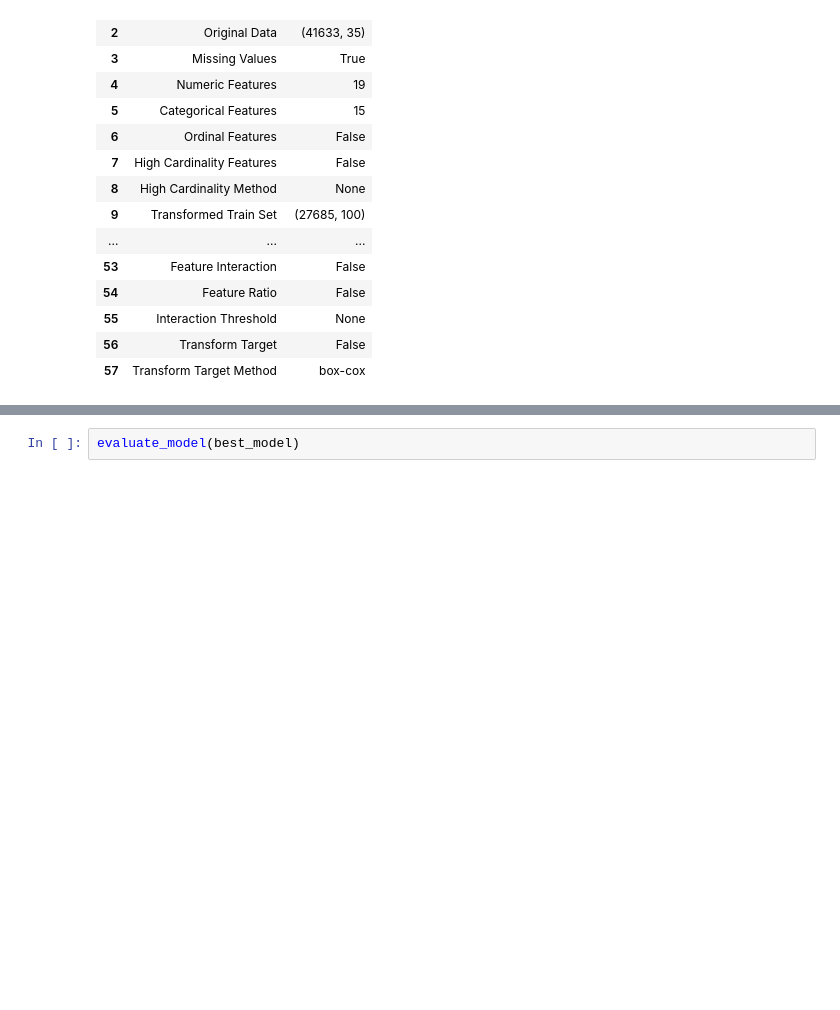
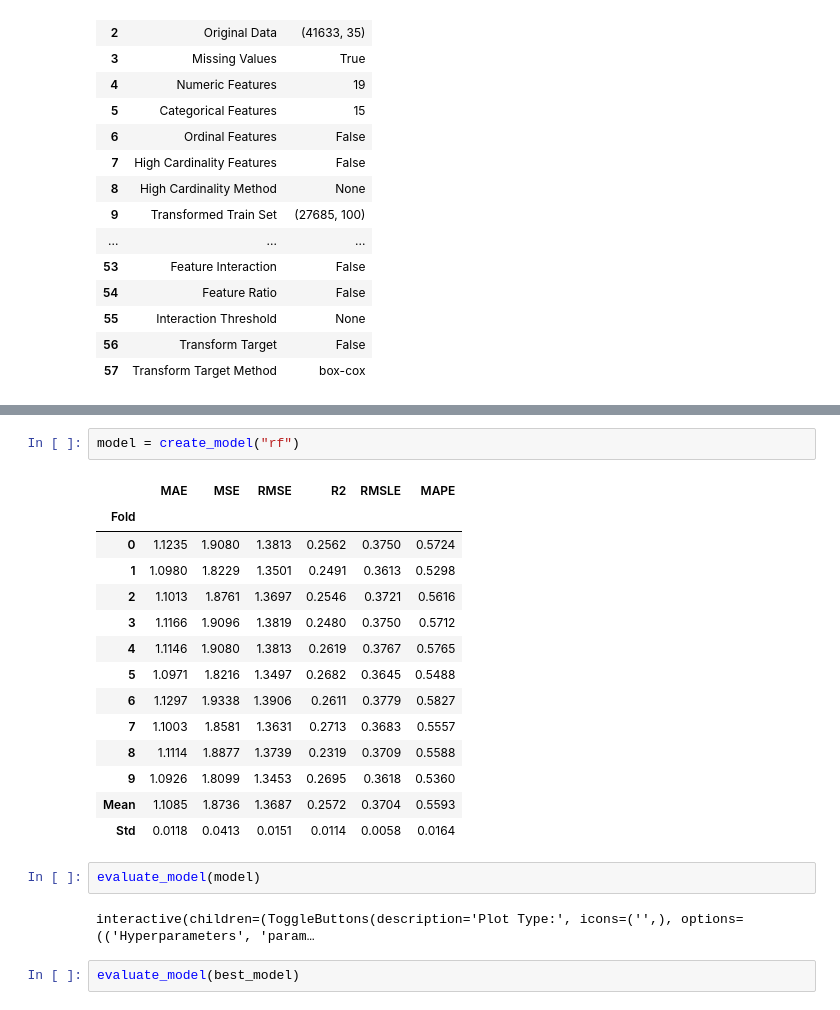
Before and after one commit to claudiagarcia0204/Projeto-Final---Olist, a Jupyter notebook: arquivos de limpeza de dados/Análise exploratoria Final.ipynb, the cells around one changed output, grey strips where cells are left out. Cells and saved outputs as stored; diff of their text form; blank space fills up the shorter version.

```diff
--- a/arquivos de limpeza de dados/Análise exploratoria Final.ipynb
+++ b/arquivos de limpeza de dados/Análise exploratoria Final.ipynb
@@ -120,6 +120,27 @@ best_model = compare_models()
 | dt | Decision Tree Regressor | 1.2811 | 3.6881 | 1.9203 | -0.4626 | 0.5163 | 0.6070 | 0.8950 |
 | par | Passive Aggressive Regressor | 1.5336 | 3.8428 | 1.9565 | -0.5218 | 0.4872 | 0.7773 | 0.1520 |
 | lar | Least Angle Regression | 91487052.6952 | 263190769565311264.0000 | 197070958.3675 | -101926171082407648.0000 | 6.0139 | 48462530.5738 | 0.1270 |
+# %%
+model = create_model("rf")
+# %% [output]
+|  | MAE | MSE | RMSE | R2 | RMSLE | MAPE |
+| Fold |  |  |  |  |  |  |
+| 0 | 1.1235 | 1.9080 | 1.3813 | 0.2562 | 0.3750 | 0.5724 |
+| 1 | 1.0980 | 1.8229 | 1.3501 | 0.2491 | 0.3613 | 0.5298 |
+| 2 | 1.1013 | 1.8761 | 1.3697 | 0.2546 | 0.3721 | 0.5616 |
+| 3 | 1.1166 | 1.9096 | 1.3819 | 0.2480 | 0.3750 | 0.5712 |
+| 4 | 1.1146 | 1.9080 | 1.3813 | 0.2619 | 0.3767 | 0.5765 |
+| 5 | 1.0971 | 1.8216 | 1.3497 | 0.2682 | 0.3645 | 0.5488 |
+| 6 | 1.1297 | 1.9338 | 1.3906 | 0.2611 | 0.3779 | 0.5827 |
+| 7 | 1.1003 | 1.8581 | 1.3631 | 0.2713 | 0.3683 | 0.5557 |
+| 8 | 1.1114 | 1.8877 | 1.3739 | 0.2319 | 0.3709 | 0.5588 |
+| 9 | 1.0926 | 1.8099 | 1.3453 | 0.2695 | 0.3618 | 0.5360 |
+| Mean | 1.1085 | 1.8736 | 1.3687 | 0.2572 | 0.3704 | 0.5593 |
+| Std | 0.0118 | 0.0413 | 0.0151 | 0.0114 | 0.0058 | 0.0164 |
+# %%
+evaluate_model(model)
+# %% [output]
+interactive(children=(ToggleButtons(description='Plot Type:', icons=('',), options=(('Hyperparameters', 'param…
 # %%
 evaluate_model(best_model)
 # %% [output]
```
Also changed, not shown: parts of 2 cells of this notebook, 3 other files.
